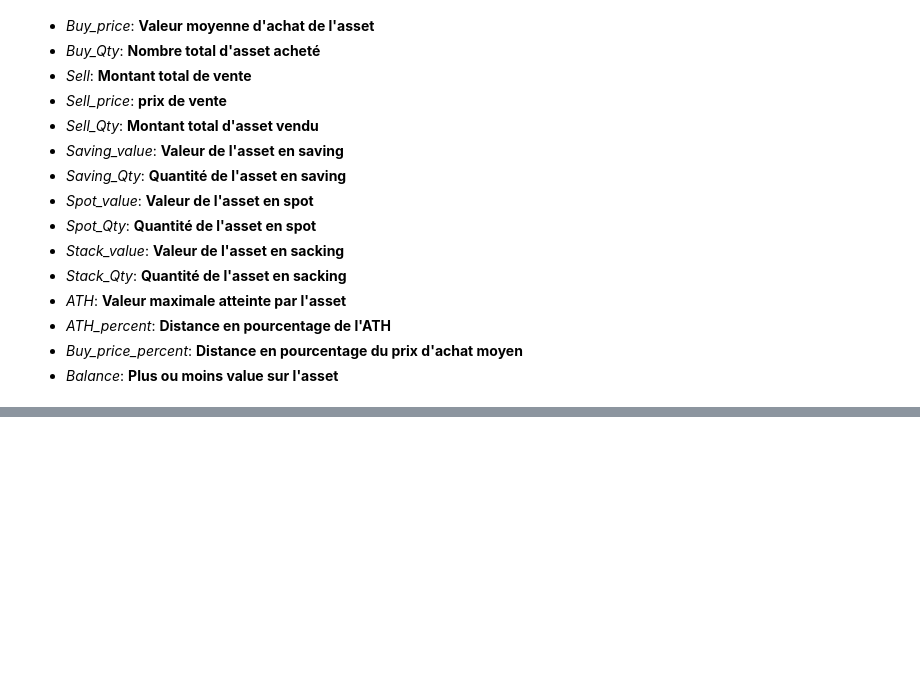
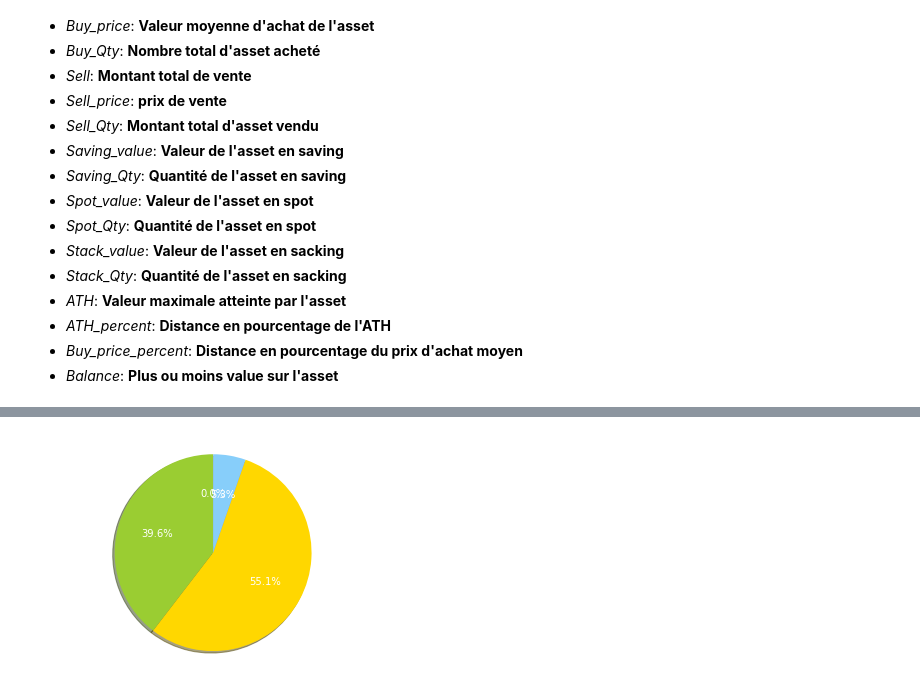
Before and after one commit to briandthi/Binance, a Jupyter notebook: binance api.ipynb, the cells around one changed output, grey strips where cells are left out. Cells and saved outputs as stored; diff of their text form; code cells hidden in the pictures; blank space fills up the shorter version.

```diff
--- a/binance api.ipynb
+++ b/binance api.ipynb
@@ -191,27 +213,29 @@ def update_ath(wallet, reference_asset):
     for asset in my_coins:
         if asset != reference_asset:
             earliest_timestamp = client._get_earliest_valid_timestamp(asset + reference_asset, '1d')  # Here "ETHUSDT" is a trading pair and "1d" is time interval
-            candle = client.get_historical_klines(asset + reference_asset, Client.KLINE_INTERVAL_1WEEK, "1 May, 2021")
+            candle = client.get_historical_klines(asset + reference_asset, Client.KLINE_INTERVAL_1WEEK, "2 year ago UTC")
             max_asset = 0
             for c in candle:
                 if float(c[2]) > max_asset:
                     max_asset = float(c[2])
             wallet[asset]['ATH'] = max_asset
-            wallet[asset]['ATH_percent'] = wallet[asset]['Current_market_price'] / wallet[asset]['ATH'] * 100
+            wallet[asset]['ATH_percent'] = str(int(wallet[asset]['Current_market_price'] * 100 // wallet[asset]['ATH'] ))+ " %"
 # %%
 def update_buy_price_percent(wallet):
     for asset in my_coins:
         if wallet[asset]['Current_market_price'] != 0:
-            wallet[asset]['Buy_price_percent'] = wallet[asset]['Buy_price']  / wallet[asset]['Current_market_price'] * 100
+            wallet[asset]['Buy_price_percent'] = str(100 - int(wallet[asset]['Buy_price'] * 100 // wallet[asset]['Current_market_price'])) + " %"
 # %%
 def update_current_value(wallet):
     for asset in my_coins:
         wallet[asset]['Current_value'] = wallet[asset]['Spot_value']  + wallet[asset]['Stack_value'] + wallet[asset]['Saving_value']
+    if asset == reference_asset:
+        wallet[asset]['Buy'] = wallet[asset]['Current_value']
 # %%
 def init(reference_asset):
     wallet = create_wallet()
     update_market_price(wallet, reference_asset)
-    update_order_history(wallet, reference_asset)
+    update_order_history(wallet, reference_asset, True)
     update_ath(wallet, reference_asset)
     return wallet
 # %%
@@ -254,8 +286,11 @@ pd.DataFrame.from_dict(wallet,  orient='index')
 # %%
+# Current repartition
 sizes = [wallet[asset]['Spot_value'] + wallet[asset]['Saving_value'] + wallet[asset]['Stack_value'] for asset in  my_coins]
-colors = ['yellowgreen', 'gold', 'lightskyblue', 'lightcoral']
+colors = ['yellowgreen', 'gold', 'lightskyblue', 'lightcoral', 'red', 'yellow', 'violet', 'black', 'pink', 'grey', 'blue', 'brown']
 plt.figure()
 plt.pie(sizes, labels = my_coins, colors=colors,
         autopct='%1.1f%%', shadow=True, startangle=90, textprops={'color':"w"})
 plt.axis('equal')
 plt.show()
+# %% [output]
+[figure, added]
```
Also changed, not shown: parts of 9 cells of this notebook.
